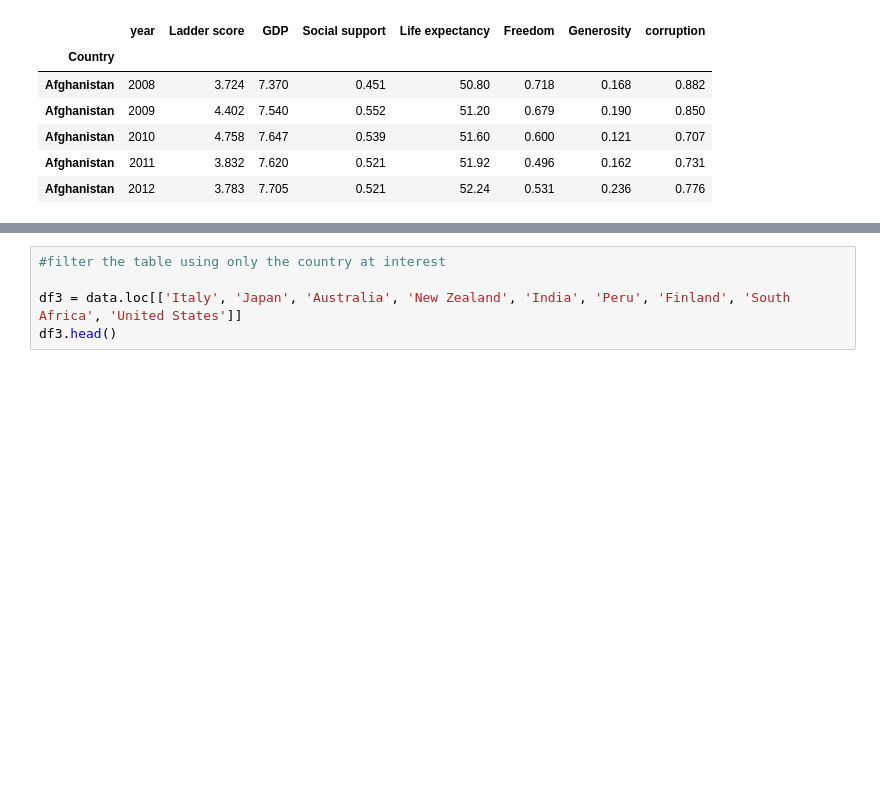
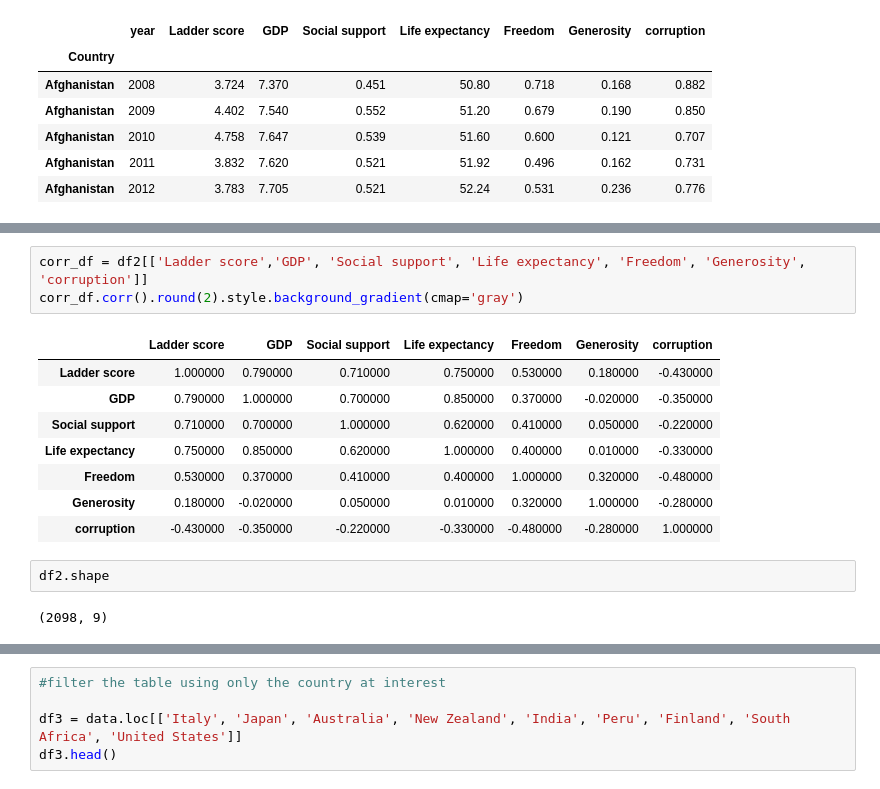
Before and after one commit to Fraolabebe/World-happiness-, a Jupyter notebook: world-happiness .ipynb, the cells around one changed output, grey strips where cells are left out. Drawn from its saved outputs; the diff is of its cells as text; blank space fills up the shorter version.

```diff
--- a/world-happiness .ipynb
+++ b/world-happiness .ipynb
@@ -221,0 +239,16 @@ data.head()
+# %%
+corr_df = df2[['Ladder score','GDP', 'Social support', 'Life expectancy', 'Freedom', 'Generosity', 'corruption']]
+corr_df.corr().round(2).style.background_gradient(cmap='gray')
+# %% [output]
+|  | Ladder score | GDP | Social support | Life expectancy | Freedom | Generosity | corruption |
+| Ladder score | 1.000000 | 0.790000 | 0.710000 | 0.750000 | 0.530000 | 0.180000 | -0.430000 |
+| GDP | 0.790000 | 1.000000 | 0.700000 | 0.850000 | 0.370000 | -0.020000 | -0.350000 |
+| Social support | 0.710000 | 0.700000 | 1.000000 | 0.620000 | 0.410000 | 0.050000 | -0.220000 |
+| Life expectancy | 0.750000 | 0.850000 | 0.620000 | 1.000000 | 0.400000 | 0.010000 | -0.330000 |
+| Freedom | 0.530000 | 0.370000 | 0.410000 | 0.400000 | 1.000000 | 0.320000 | -0.480000 |
+| Generosity | 0.180000 | -0.020000 | 0.050000 | 0.010000 | 0.320000 | 1.000000 | -0.280000 |
+| corruption | -0.430000 | -0.350000 | -0.220000 | -0.330000 | -0.480000 | -0.280000 | 1.000000 |
+# %%
+df2.shape
+# %% [output]
+(2098, 9)
```
Also changed, not shown: parts of 16 cells of this notebook.
